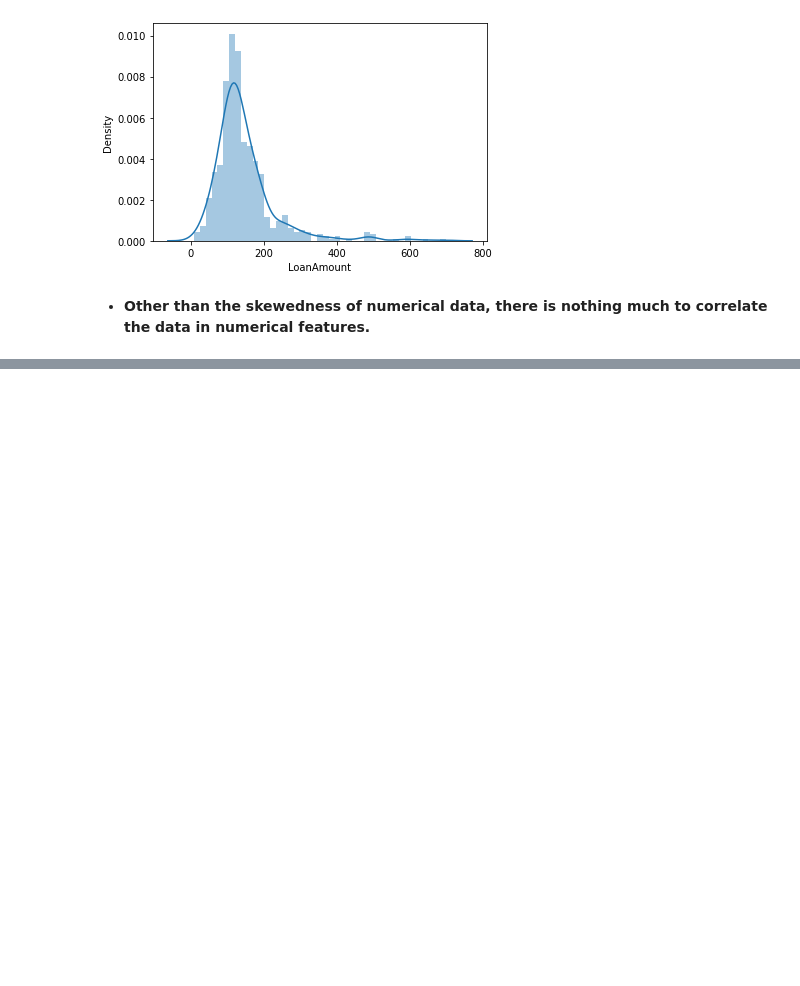
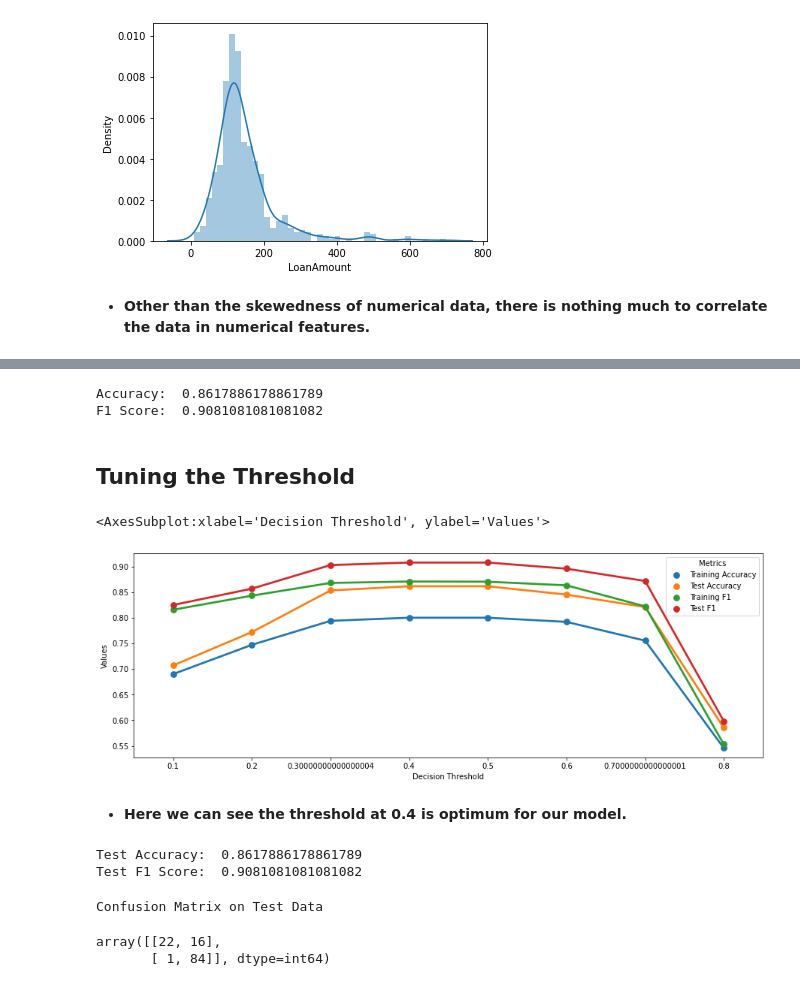
Before and after one commit to rohanstomar11/Machine-Learning, a Jupyter notebook: 6.) Loan Approval Prediction/LoanApprovalPrediction.ipynb, the cells around one changed output, grey strips where cells are left out. Saved outputs shown, nothing was run; the diff lists cells and outputs as text; code cells hidden in the pictures; blank space fills up the shorter version.

Commit message:
Added the model and Its Evaluations

```diff
--- a/6.) Loan Approval Prediction/LoanApprovalPrediction.ipynb
+++ b/6.) Loan Approval Prediction/LoanApprovalPrediction.ipynb
@@ -185,0 +225,3 @@ sns.distplot(df['LoanAmount'])
+# %%
+model = LogisticRegression(solver='liblinear')
+model.fit(X_train,y_train)
@@ -185,0 +234,49 @@ sns.distplot(df['LoanAmount'])
+# %%
+print("Accuracy: ",accuracy_score(y_test,y_pred))
+print("F1 Score: ",f1_score(y_test,y_pred))
+# %% [output]
+Accuracy:  0.8617886178861789
+F1 Score:  0.9081081081081082
+# %% [markdown]
+## Tuning the Threshold
+# %%
+train_accuracies = []
+train_f1_scores = []
+test_accuracies = []
+test_f1_scores = []
+thresholds = []
+# %%
+#Sweeping from 0.1 threshold to 0.9 threshold
+for thresh in np.arange(0.1,0.9,0.1):
+    modelX = LogisticRegression(solver='liblinear')
+    modelX.fit(X_train, y_train)
+
+    y_pred_train_thresh = modelX.predict_proba(X_train)[:,1]
+    y_pred_train = (y_pred_train_thresh > thresh).astype(int)
+
+    train_acc = accuracy_score(y_train,y_pred_train)
+    train_f1 = f1_score(y_train,y_pred_train)
+    y_pred_test_thresh = modelX.predict_proba(X_test_imp)[:,1]
+    y_pred_test = (y_pred_test_thresh > thresh).astype(int)
+
+    test_acc = accuracy_score(y_test,y_pred_test)
+    test_f1 = f1_score(y_test,y_pred_test)
+
+    train_accuracies.append(train_acc)
+    train_f1_scores.append(train_f1)
+    test_accuracies.append(test_acc)
+    test_f1_scores.append(test_f1)
+    thresholds.append(thresh)
+# %%
+Threshold_logreg = {"Training Accuracy": train_accuracies, "Test Accuracy": test_accuracies, "Training F1": train_f1_scores, "Test F1":test_f1_scores, "Decision Threshold": thresholds }
+Threshold_logreg_df = pd.DataFrame.from_dict(Threshold_logreg)
+# %%
+#Plotting different metrics according to threshold
+plot_df = Threshold_logreg_df.melt('Decision Threshold',var_name='Metrics',value_name="Values")
+fig,ax = plt.subplots(figsize=(15,5))
+sns.pointplot(x="Decision Threshold", y="Values",hue="Metrics", data=plot_df,ax=ax)
+# %% [output]
+<AxesSubplot:xlabel='Decision Threshold', ylabel='Values'>
+[figure, added]
+# %% [markdown]
+- **Here we can see the threshold at 0.4 is optimum for our model.**
@@ -185,0 +288,14 @@ sns.distplot(df['LoanAmount'])
+# %%
+print("Test Accuracy: ",accuracy_score(y_test,y_pred))
+print("Test F1 Score: ",f1_score(y_test,y_pred))
+# %% [output]
+Test Accuracy:  0.8617886178861789
+Test F1 Score:  0.9081081081081082
+# %%
+print("Confusion Matrix on Test Data")
+cnf = confusion_matrix(y_test, y_pred)
+cnf
+# %% [output]
+Confusion Matrix on Test Data
+array([[22, 16],
+       [ 1, 84]], dtype=int64)
```
Also changed, not shown: parts of 23 cells of this notebook.
